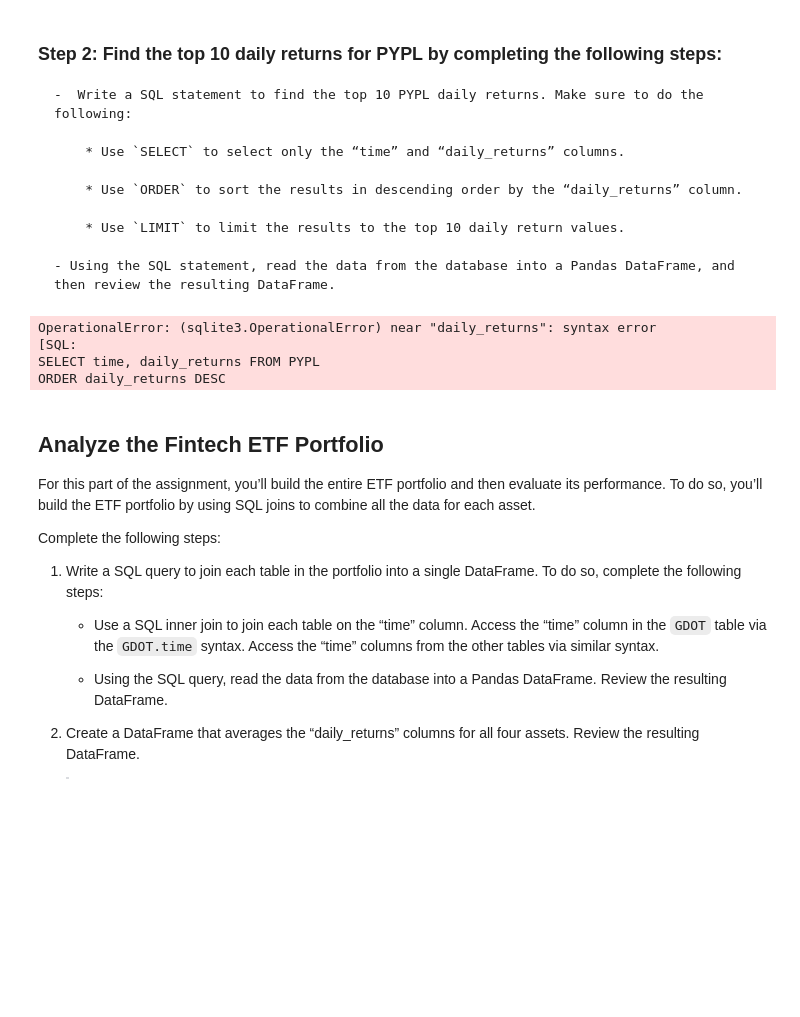
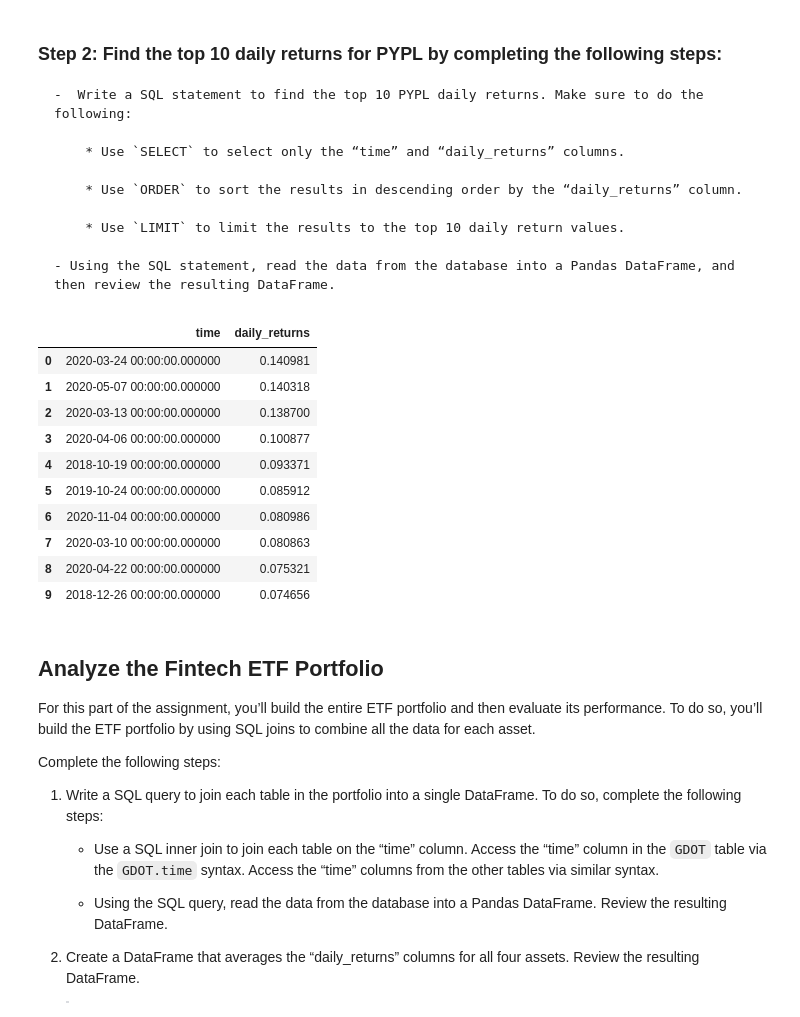
Before and after one commit to Rishi-Prasadha/RICE-FINTECH-07_Challenge, a Jupyter notebook: Starter_Code-4/etf_analyzer.ipynb, the cells around one changed output. Saved outputs shown, nothing was run; the diff lists cells and outputs as text; code cells hidden in the pictures; blank space fills up the shorter version.

Commit message:
Added the README, fixed errors, finished assignment

```diff
--- a/Starter_Code-4/etf_analyzer.ipynb
+++ b/Starter_Code-4/etf_analyzer.ipynb
@@ -283,23 +281,30 @@ display(pypl_higher_than_200)
 # %%
 # Write a SQL SELECT statement to select the time and daily_returns columns
 # Sort the results in descending order and return only the top 10 return values
 query = """
 SELECT time, daily_returns FROM PYPL
-ORDER daily_returns DESC
+ORDER BY daily_returns DESC
 LIMIT 10
 """
 
 # Using the query, read the data from the database into a Pandas DataFrame
 pypl_top_10_returns = pd.read_sql_query(query, con=engine)
 
 # Review the resulting DataFrame
 # YOUR CODE HERE
 display(pypl_top_10_returns)
 # %% [output]
-OperationalError: (sqlite3.OperationalError) near "daily_returns": syntax error
-[SQL:
-SELECT time, daily_returns FROM PYPL
-ORDER daily_returns DESC
+|  | time | daily_returns |
+| 0 | 2020-03-24 00:00:00.000000 | 0.140981 |
+| 1 | 2020-05-07 00:00:00.000000 | 0.140318 |
+| 2 | 2020-03-13 00:00:00.000000 | 0.138700 |
+| 3 | 2020-04-06 00:00:00.000000 | 0.100877 |
+| 4 | 2018-10-19 00:00:00.000000 | 0.093371 |
+| 5 | 2019-10-24 00:00:00.000000 | 0.085912 |
+| 6 | 2020-11-04 00:00:00.000000 | 0.080986 |
+| 7 | 2020-03-10 00:00:00.000000 | 0.080863 |
+| 8 | 2020-04-22 00:00:00.000000 | 0.075321 |
+| 9 | 2018-12-26 00:00:00.000000 | 0.074656 |
 # %% [markdown]
 ## Analyze the Fintech ETF Portfolio
 
```
Also changed, not shown: parts of 4 cells of this notebook, 1 other file.
